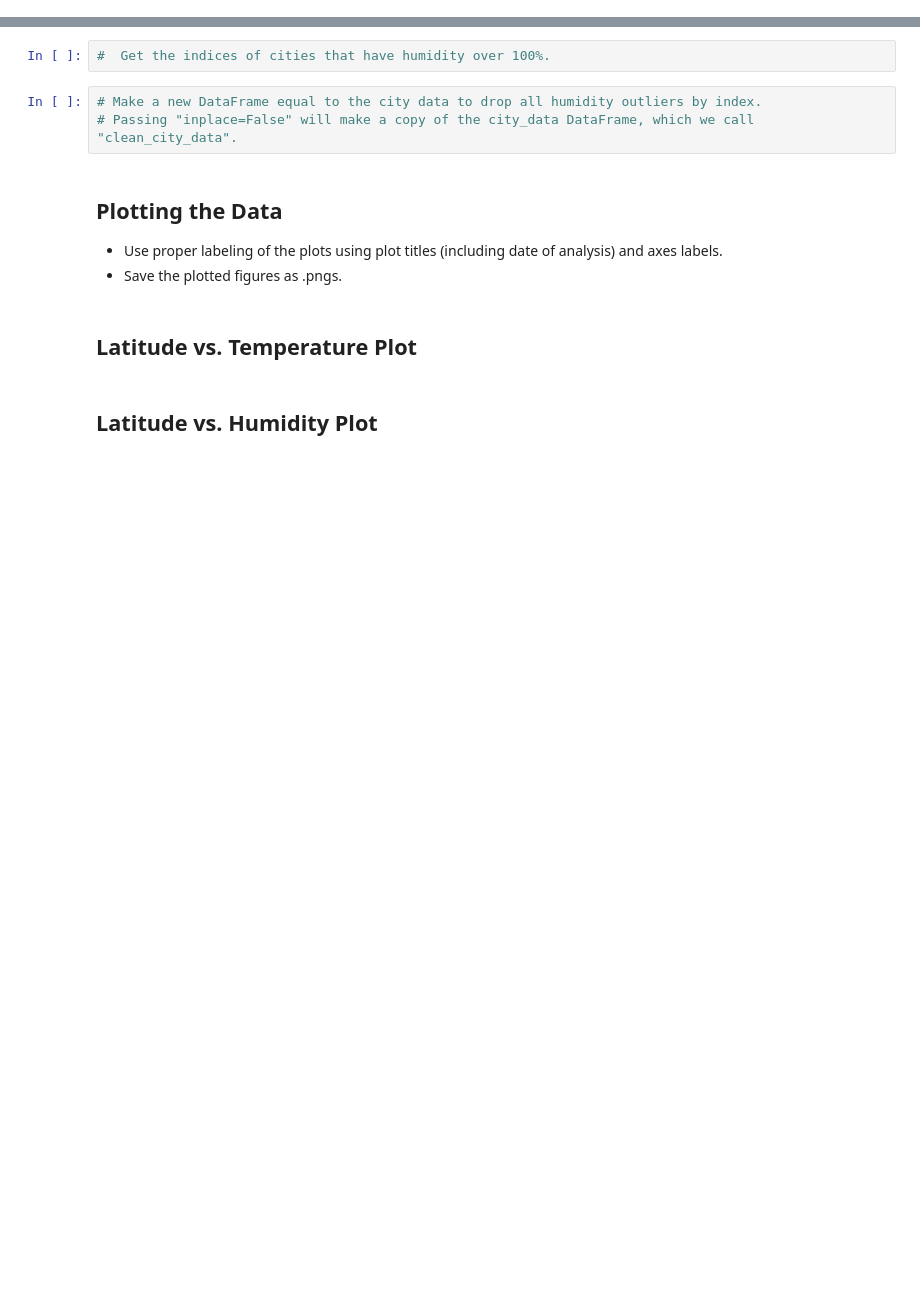
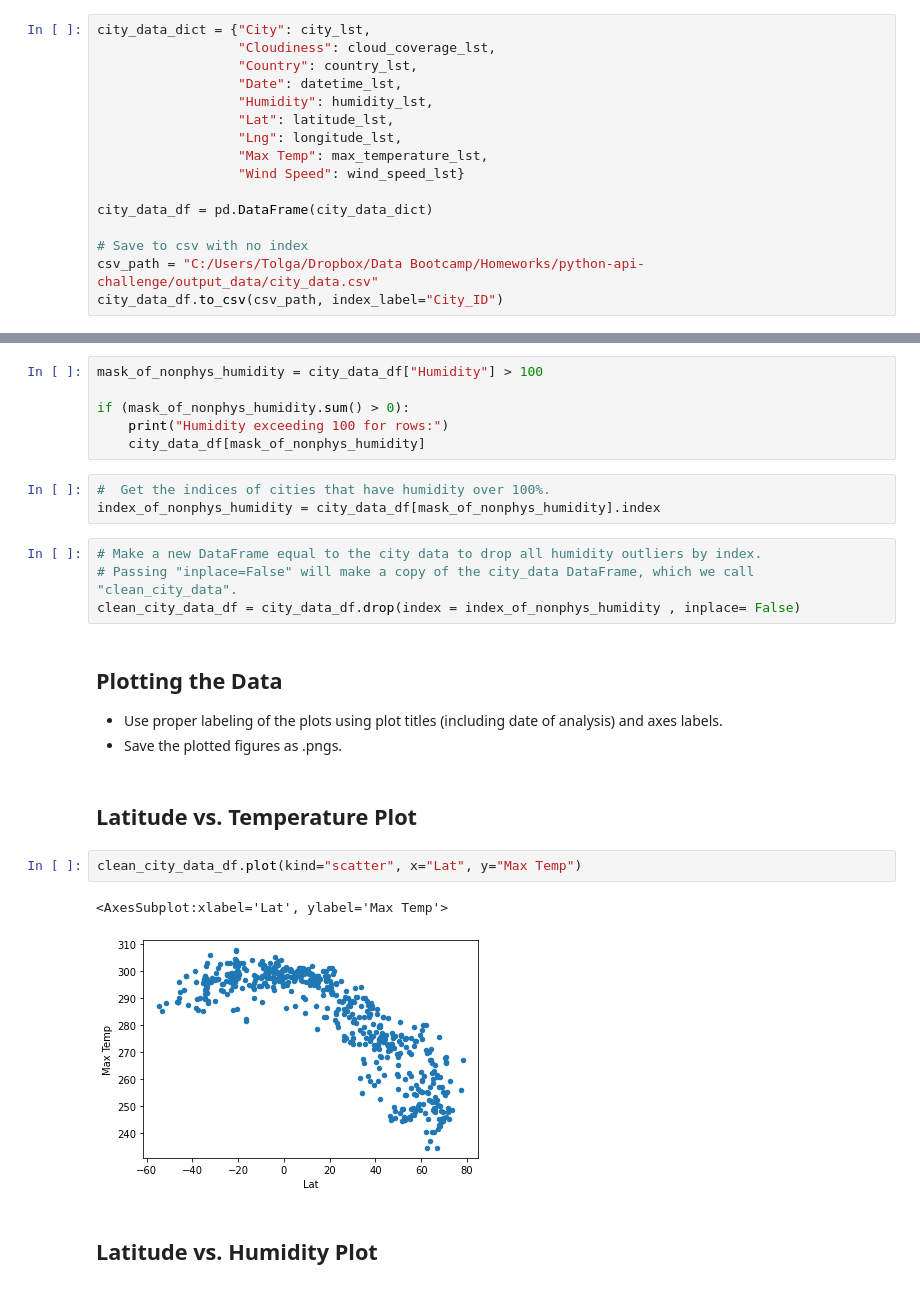
Before and after one commit to tolgacaglar/python-api-challenge, a Jupyter notebook: src/WeatherPy.ipynb, the cells around one changed output, grey strips where cells are left out. Drawn from its saved outputs; the diff is of its cells as text; blank space fills up the shorter version.

Commit message:
Data is ready to be analyzed

```diff
--- a/src/WeatherPy.ipynb
+++ b/src/WeatherPy.ipynb
@@ -190,17 +144,46 @@ HTTPError: 404 Client Error: Not Found for url: https://api.openweathermap.org/d
+# %%
+city_data_dict = {"City": city_lst,
+                  "Cloudiness": cloud_coverage_lst,
+                  "Country": country_lst,
+                  "Date": datetime_lst,
+                  "Humidity": humidity_lst,
+                  "Lat": latitude_lst,
+                  "Lng": longitude_lst,
+                  "Max Temp": max_temperature_lst,
+                  "Wind Speed": wind_speed_lst}
+
+city_data_df = pd.DataFrame(city_data_dict)
+
+# Save to csv with no index
+csv_path = "C:/Users/Tolga/Dropbox/Data Bootcamp/Homeworks/python-api-challenge/output_data/city_data.csv"
+city_data_df.to_csv(csv_path, index_label="City_ID")
 # %% [markdown]
 ## Inspect the data and remove the cities where the humidity > 100%.
 ----
 Skip this step if there are no cities that have humidity > 100%.
+# %%
+mask_of_nonphys_humidity = city_data_df["Humidity"] > 100
+
+if (mask_of_nonphys_humidity.sum() > 0):
+    print("Humidity exceeding 100 for rows:")
+    city_data_df[mask_of_nonphys_humidity]
 # %%
 #  Get the indices of cities that have humidity over 100%.
+index_of_nonphys_humidity = city_data_df[mask_of_nonphys_humidity].index
 # %%
 # Make a new DataFrame equal to the city data to drop all humidity outliers by index.
 # Passing "inplace=False" will make a copy of the city_data DataFrame, which we call "clean_city_data".
+clean_city_data_df = city_data_df.drop(index = index_of_nonphys_humidity , inplace= False)
 # %% [markdown]
 ## Plotting the Data
 * Use proper labeling of the plots using plot titles (including date of analysis) and axes labels.
 * Save the plotted figures as .pngs.
 # %% [markdown]
 ## Latitude vs. Temperature Plot
+# %%
+clean_city_data_df.plot(kind="scatter", x="Lat", y="Max Temp")
+# %% [output]
+<AxesSubplot:xlabel='Lat', ylabel='Max Temp'>
+[figure, added]
 # %% [markdown]
 ## Latitude vs. Humidity Plot
```
Also changed, not shown: parts of 10 cells of this notebook, 2 other files.
